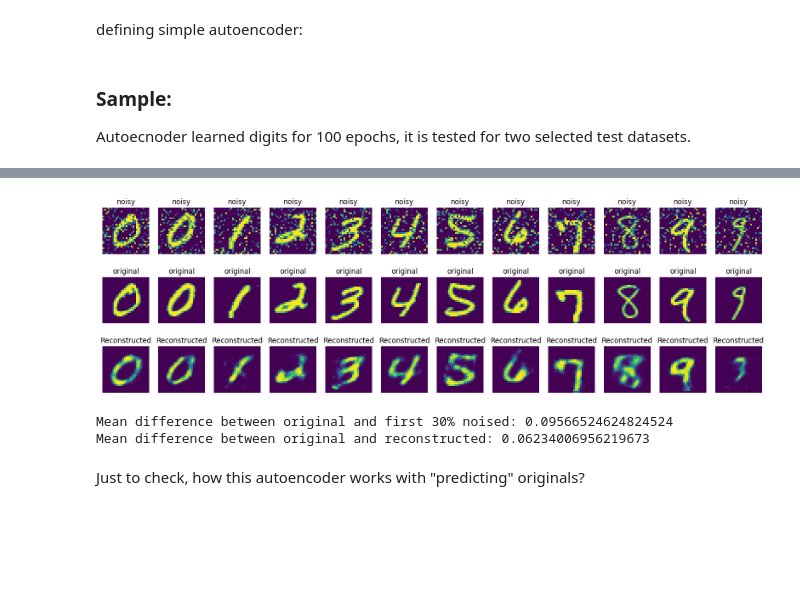
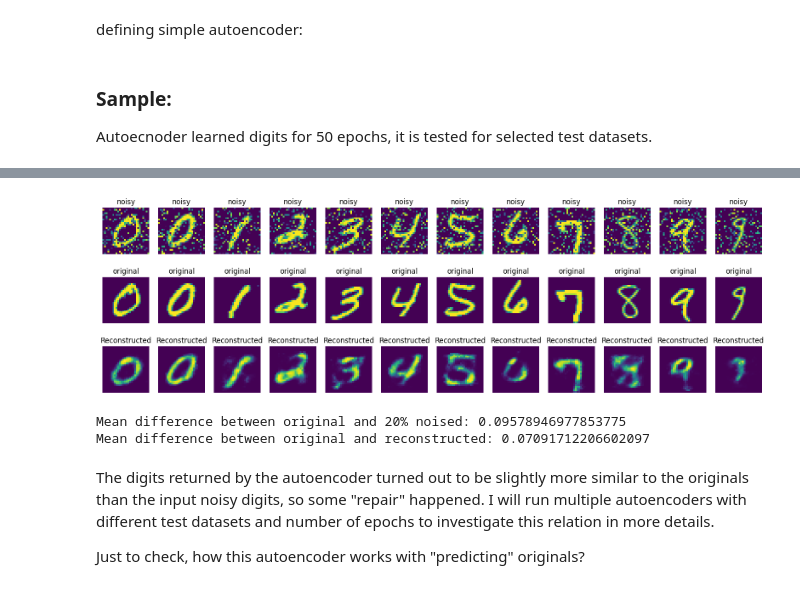
Before and after one commit to kebabee/autoencoder-memory, a Jupyter notebook: associative_autoencoder.ipynb, the cells around one changed output, grey strips where cells are left out. Drawn from its saved outputs; the diff is of its cells as text; code cells hidden in the pictures; blank space fills up the shorter version.

```diff
--- a/associative_autoencoder.ipynb
+++ b/associative_autoencoder.ipynb
@@ -85,27 +74,27 @@ autoencoder = Model(input_img, decoded)
 autoencoder.compile(optimizer='adam', loss='binary_crossentropy')
 # %% [markdown]
 ### Sample:
-Autoecnoder learned digits for 100 epochs, it is tested for two selected test datasets.
+Autoecnoder learned digits for 50 epochs, it is tested for selected test datasets.
 # %%
-autoencoder.fit(selected_digits, selected_digits, epochs=50, batch_size=100, shuffle=True)
+autoencoder.fit(selected_digits, selected_digits, epochs=50, batch_size=200, shuffle=True)
 #autoencoder.save('simple_autoencoder.h5')
 
 def plot_images(original, noisy, reconstructed, n):
     plt.figure(figsize=(20, 6))
     for i in range(n):
-        # Display original
+        # display original
         ax = plt.subplot(3, n, i + 1)
         plt.imshow(noisy[90*i].reshape(28, 28))
         plt.title("noisy")
         plt.axis('off')
 
-        # Display noisy
+        # display noisy
         ax = plt.subplot(3, n, i + 1 + n)
         plt.imshow(original[90*i].reshape(28, 28))
         plt.title("original")
         plt.axis('off')
 
-        # Display reconstruction
+        # display reconstruction
         ax = plt.subplot(3, n, i + 1 + 2 * n)
         plt.imshow(reconstructed[90*i].reshape(28, 28))
         plt.title("Reconstructed")
@@ -119,7 +108,7 @@ plot_images(selected_digits, rand20_digits, decoded_imgs, n=12)
 mean_diff_noisy_original = np.mean(np.abs(selected_digits - rand20_digits))
 mean_diff_decoded_original = np.mean(np.abs(selected_digits - decoded_imgs))
 
-print(f"Mean difference between original and first 30% noised: {mean_diff_noisy_original}")
+print(f"Mean difference between original and 20% noised: {mean_diff_noisy_original}")
 print(f"Mean difference between original and reconstructed: {mean_diff_decoded_original}")
 # %% [output]
 Epoch 1/50
@@ -142,8 +131,10 @@ Epoch 50/50
-[figure, old version]
+[figure, new version]
-Mean difference between original and first 30% noised: 0.09566524624824524
-Mean difference between original and reconstructed: 0.06234006956219673
+Mean difference between original and 20% noised: 0.09578946977853775
+Mean difference between original and reconstructed: 0.07091712206602097
-# %% [markdown]
-Just to check, how this autoencoder works with "predicting" originals?
+# %% [markdown]
+The digits returned by the autoencoder turned out to be slightly more similar to the originals than the input noisy digits, so some "repair" happened. I will run multiple autoencoders with different test datasets and number of epochs to investigate this relation in more details.
+
+Just to check, how this autoencoder works with "predicting" originals?
 # %%
 decoded_imgs_3 = autoencoder.predict(selected_digits)
 
```
Also changed, not shown: parts of 21 cells of this notebook.
